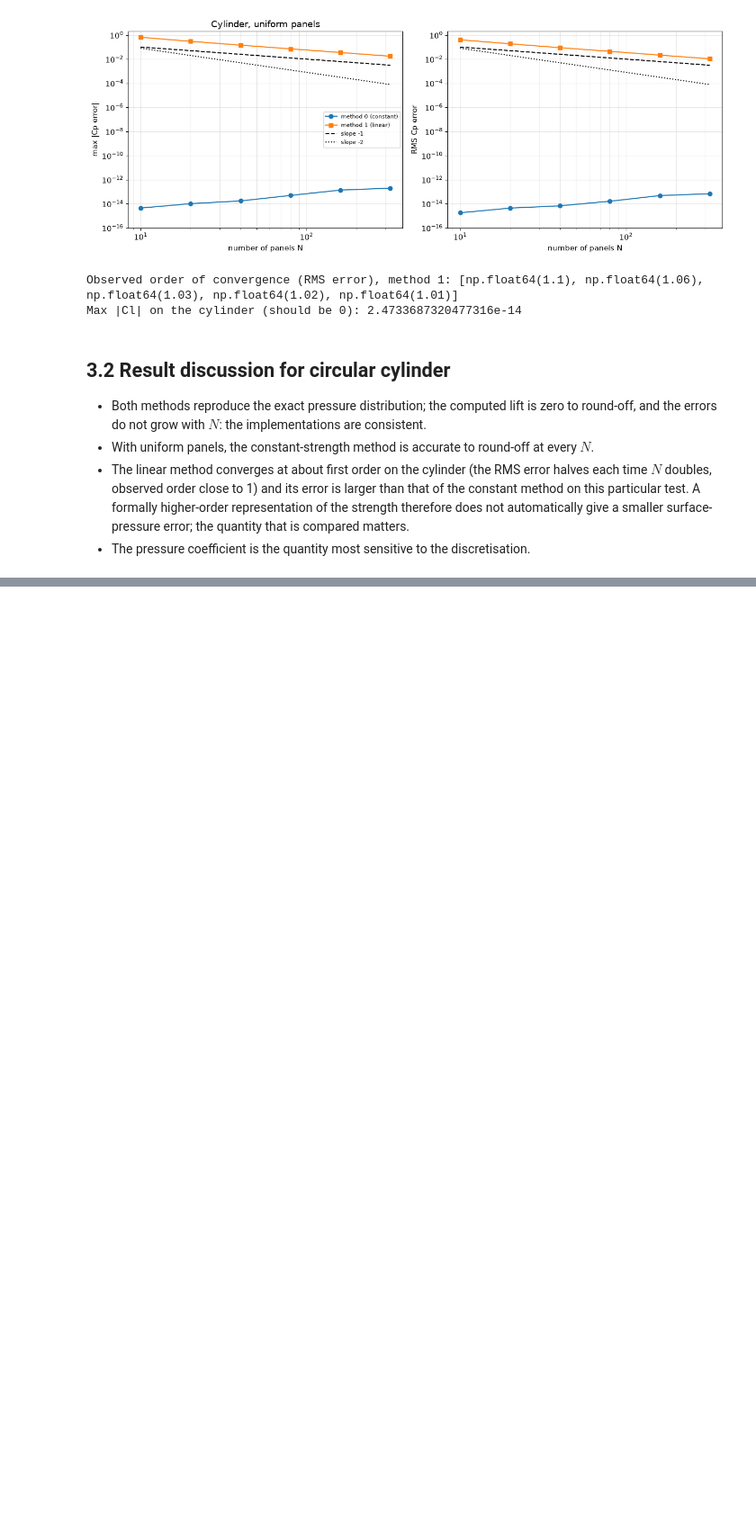
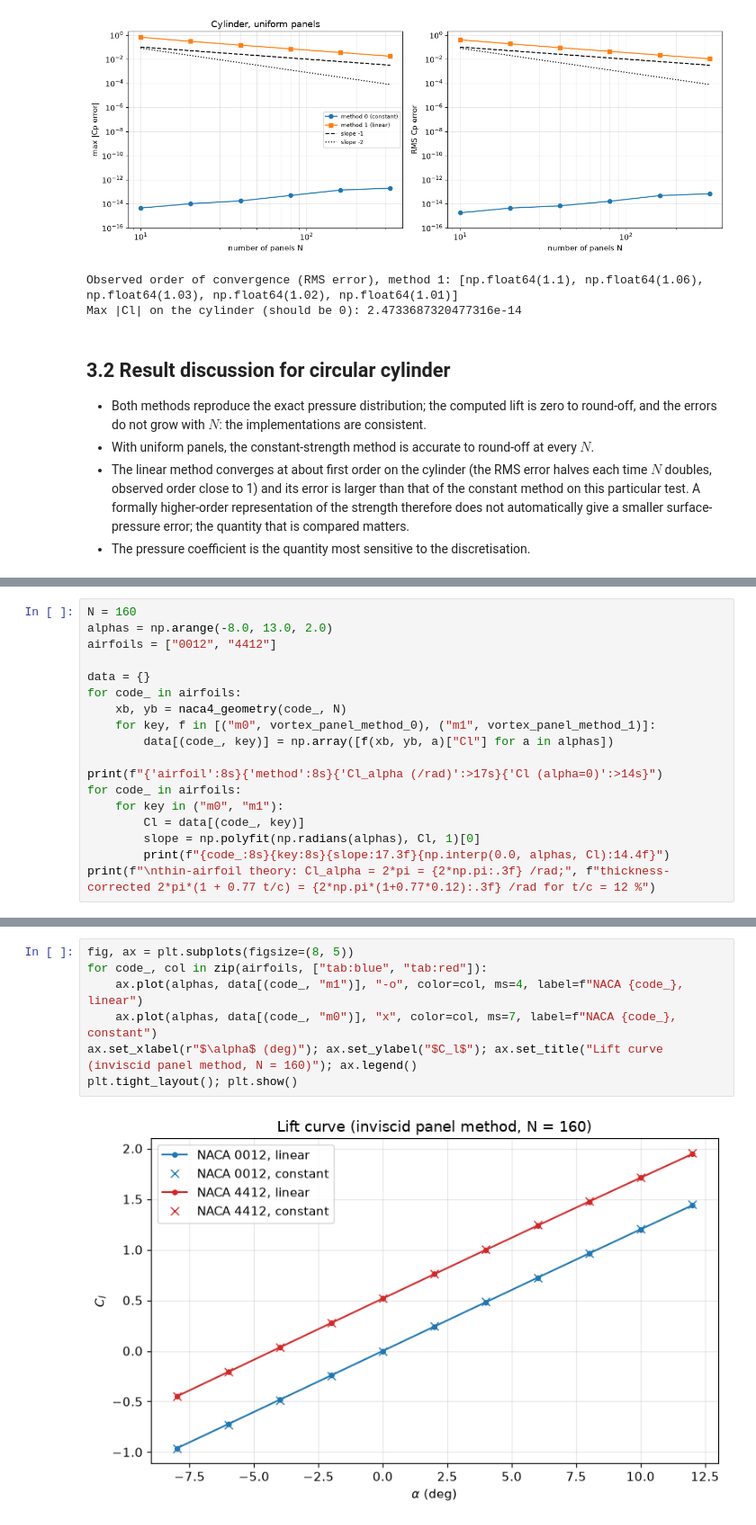
Before and after one commit to Anchalb17/AE611_2026, a Jupyter notebook: Anchal Bhupal Vortex Panel Methods assignment.ipynb, the cells around one changed output, grey strips where cells are left out. Shown at 90% size. Drawn from its saved outputs; the diff is of its cells as text; blank space fills up the shorter version.

```diff
--- a/Anchal Bhupal Vortex Panel Methods assignment.ipynb
+++ b/Anchal Bhupal Vortex Panel Methods assignment.ipynb
@@ -333,0 +448,18 @@ Max |Cl| on the cylinder (should be 0): 2.4733687320477316e-14
+# %%
+N = 160
+alphas = np.arange(-8.0, 13.0, 2.0)
+airfoils = ["0012", "4412"]
+
+data = {}
+for code_ in airfoils:
+    xb, yb = naca4_geometry(code_, N)
+    for key, f in [("m0", vortex_panel_method_0), ("m1", vortex_panel_method_1)]:
+        data[(code_, key)] = np.array([f(xb, yb, a)["Cl"] for a in alphas])
+
+print(f"{'airfoil':8s}{'method':8s}{'Cl_alpha (/rad)':>17s}{'Cl (alpha=0)':>14s}")
+for code_ in airfoils:
+    for key in ("m0", "m1"):
+        Cl = data[(code_, key)]
+        slope = np.polyfit(np.radians(alphas), Cl, 1)[0]
+        print(f"{code_:8s}{key:8s}{slope:17.3f}{np.interp(0.0, alphas, Cl):14.4f}")
+print(f"\nthin-airfoil theory: Cl_alpha = 2*pi = {2*np.pi:.3f} /rad;", f"thickness-corrected 2*pi*(1 + 0.77 t/c) = {2*np.pi*(1+0.77*0.12):.3f} /rad for t/c = 12 %")
@@ -333,0 +474,9 @@ Max |Cl| on the cylinder (should be 0): 2.4733687320477316e-14
+# %%
+fig, ax = plt.subplots(figsize=(8, 5))
+for code_, col in zip(airfoils, ["tab:blue", "tab:red"]):
+    ax.plot(alphas, data[(code_, "m1")], "-o", color=col, ms=4, label=f"NACA {code_}, linear")
+    ax.plot(alphas, data[(code_, "m0")], "x", color=col, ms=7, label=f"NACA {code_}, constant")
+ax.set_xlabel(r"$\alpha$ (deg)"); ax.set_ylabel("$C_l$"); ax.set_title("Lift curve (inviscid panel method, N = 160)"); ax.legend()
+plt.tight_layout(); plt.show()
+# %% [output]
+[figure, added]
```
Also changed, not shown: parts of 12 cells of this notebook.
